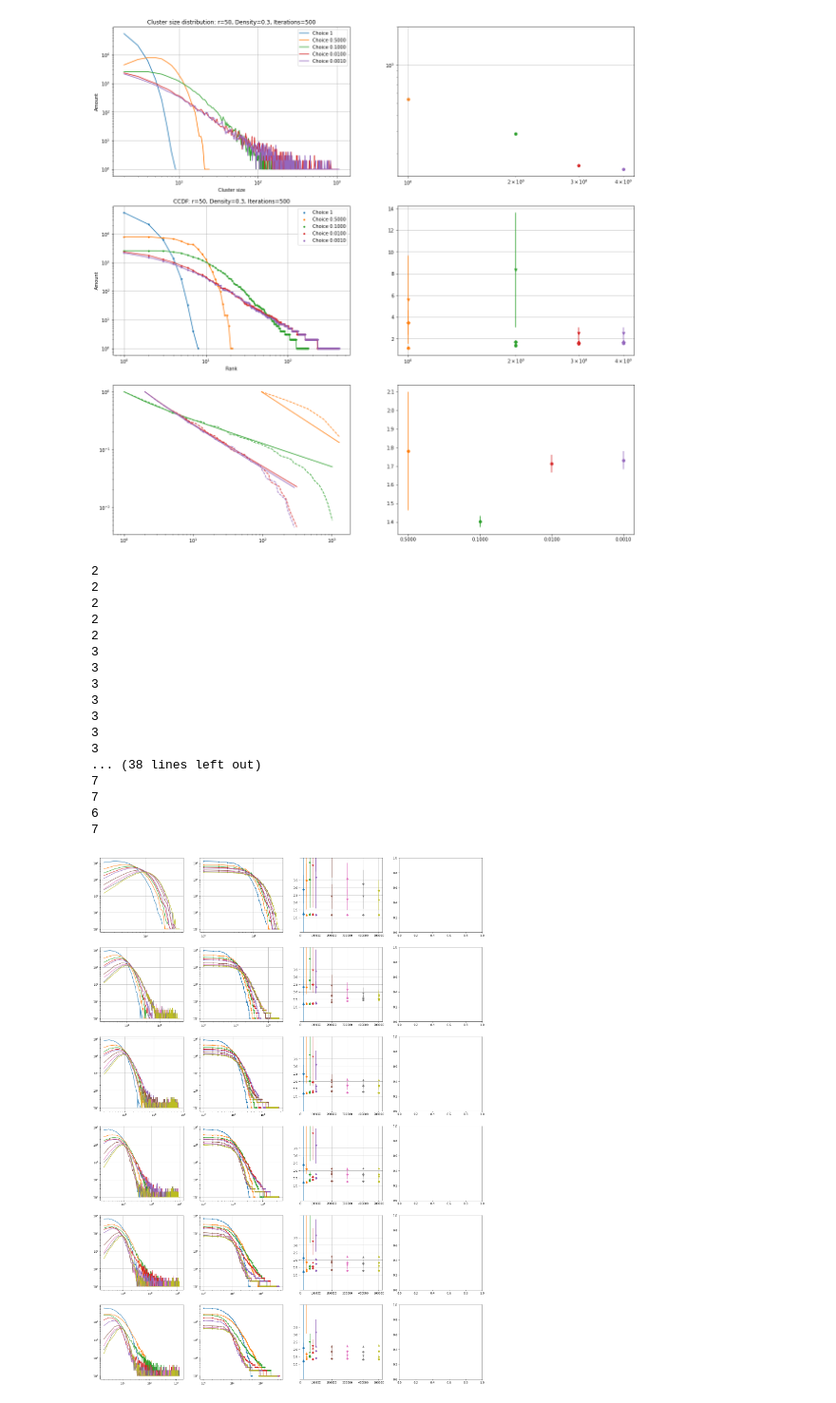
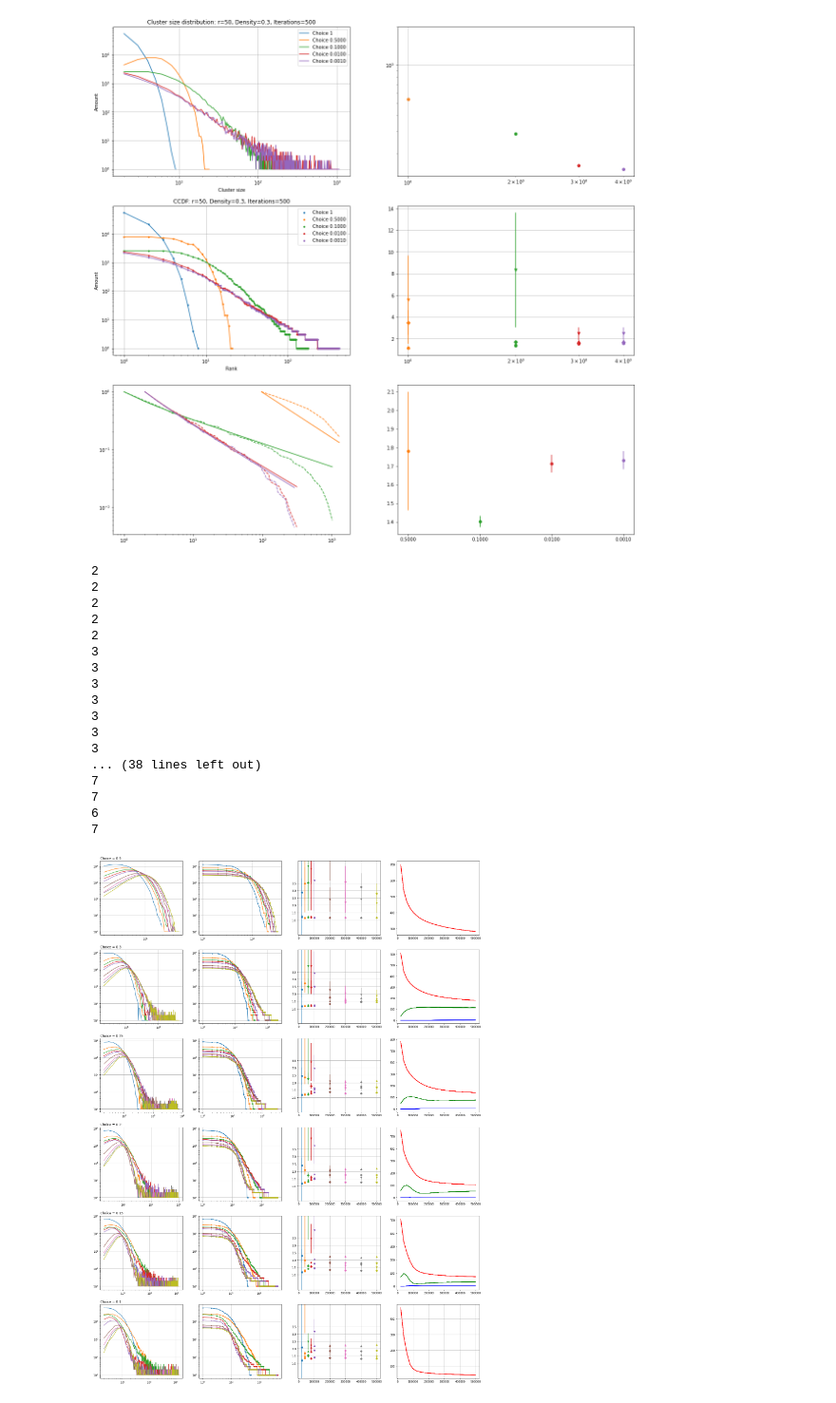
Before and after one commit to Sennevw/Masters-thesis, a Jupyter notebook: Data_keuze.ipynb, the cells around one changed output. Shown at 95% size. Saved outputs shown, nothing was run; the diff lists cells and outputs as text; code cells hidden in the pictures.

```diff
--- a/Data_keuze.ipynb
+++ b/Data_keuze.ipynb
@@ -428,6 +428,7 @@ cmap = plt.get_cmap('tab10')
 
 for i in range(len(name)):
     for k, j in enumerate(time):
+
 
         size, amount = np.loadtxt("Pref_attach/Choice_true/{}/r50_2D_c{}_100_{}_0.300000_1.txt".format(name[i], name2[i], j), skiprows=2, unpack=True)
         size = size[1:]
@@ -455,6 +456,23 @@ for i in range(len(name)):
         ax[i,2].errorbar(j, out3[0], yerr=out3[1], fmt='^', c=cmap(k))
         ax[i,2].errorbar(j, out4[0], yerr=out4[1], fmt='o', c=cmap(k))
 
+        if ((i != 0) and (i != 5)):
+            df = pd.read_csv("Pref_attach/Choice_true/{}/r50_2D_c{}_100_CLUSTERS_0.300000_1.txt".format(name[i], name2[i]), sep=" ", header=None)
+            ax[i, 3].plot(time2, df[0] * 0.25, label="> 0", c='r')
+            ax[i, 3].plot(time2, df[1]* 0.25, label="> 10", c='g')
+            ax[i, 3].plot(time2, df[2] * 0.25, label="> 100", c='b')
+        if (i == 5):
+            df = pd.read_csv("Pref_attach/Choice_true/0.1000/r50_2D_c0.10000_100_CLUSTERS_0.300000_1.txt".format(name[i], name2[i]), sep=" ", header=None)
+            df = df.drop(df.columns[-1], axis=1)
+            average = df.mean()
+            ax[i, 3].plot(time2, average, label="Average", c='r')
+
+        if (i == 0):
+            df = pd.read_csv("Pref_attach/Choice_true/0.5000/r50_2D_c0.50000_100_CLUSTERS_0.300000_1.txt".format(name[i], name2[i]), sep=" ", header=None)
+            df = df.drop(df.columns[-1], axis=1)
+            average = df.mean()
+            ax[i, 3].plot(time2, average, label="Average", c='r')
+
         ax[i,0].set_xscale('log')
         ax[i,0].set_yscale('log')
         ax[i,1].set_xscale('log')
@@ -463,6 +481,12 @@ for i in range(len(name)):
         ax[i, 2].set_ylim(0, 5)
 
 
+ax[0,0].set_title("Choice = 0.5", loc='left')
+ax[1,0].set_title("Choice = 0.3", loc='left')
+ax[2,0].set_title("Choice = 0.25", loc='left')
+ax[3,0].set_title("Choice = 0.2", loc='left')
+ax[4,0].set_title("Choice = 0.15", loc='left')
+ax[5,0].set_title("Choice = 0.1", loc='left')
 
 ax[0,0].grid()
 ax[0,1].grid()
@@ -470,31 +494,36 @@ ax[0,2].grid()
 ax[1,0].grid()
 ax[1,1].grid()
 ax[1,2].grid()
 ax[2,0].grid()
 ax[2,1].grid()
 ax[2,2].grid()
 ax[3,0].grid()
 ax[3,1].grid()
 ax[3,2].grid()
 ax[4,0].grid()
 ax[4,1].grid()
 ax[4,2].grid()
+ax[5,0].grid()
+ax[5,1].grid()
+ax[5,2].grid()
+ax[5,3].grid()
+ax[4,3].grid()
 # %% [output]
 2
 2
 2
 2
 2
 3
 3
 3
 3
 3
 3
 3
 ... (38 lines left out)
 7
 7
 6
 7
-[figure, old version]
+[figure, new version]
```
